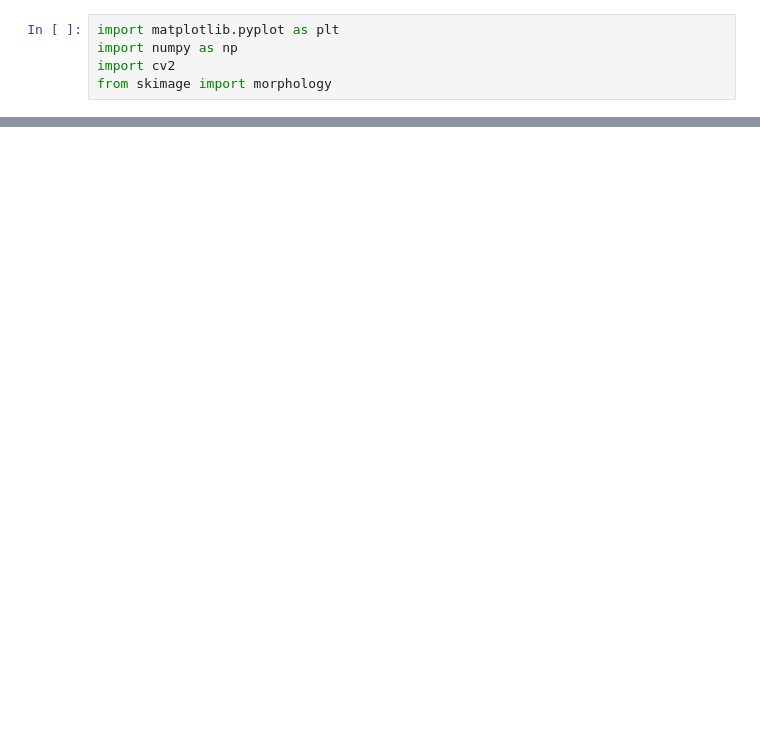
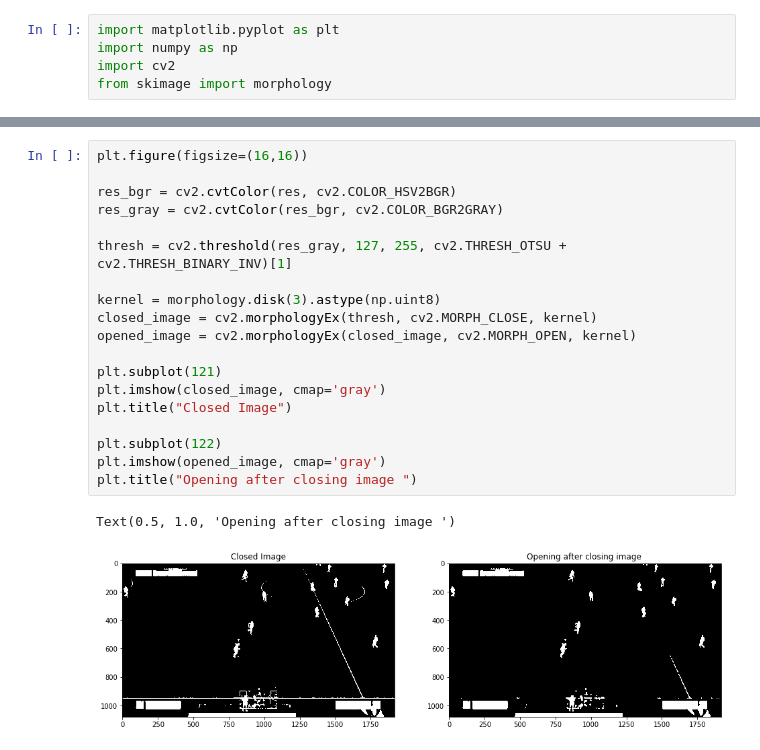
Before and after one commit to JVGC/Players-Segmentation-in-Soccer-Game-Images, a Jupyter notebook: notebooks/Players Detection.ipynb, the cells around one changed output, grey strips where cells are left out. Drawn from its saved outputs; the diff is of its cells as text; blank space fills up the shorter version.

```diff
--- a/notebooks/Players Detection.ipynb
+++ b/notebooks/Players Detection.ipynb
@@ -14,0 +51,22 @@ plt.imshow(cv2.cvtColor(img, cv2.COLOR_BGR2RGB))
+# %%
+plt.figure(figsize=(16,16))
+
+res_bgr = cv2.cvtColor(res, cv2.COLOR_HSV2BGR)
+res_gray = cv2.cvtColor(res_bgr, cv2.COLOR_BGR2GRAY)
+
+thresh = cv2.threshold(res_gray, 127, 255, cv2.THRESH_OTSU + cv2.THRESH_BINARY_INV)[1]
+
+kernel = morphology.disk(3).astype(np.uint8)
+closed_image = cv2.morphologyEx(thresh, cv2.MORPH_CLOSE, kernel)
+opened_image = cv2.morphologyEx(closed_image, cv2.MORPH_OPEN, kernel)
+
+plt.subplot(121)
+plt.imshow(closed_image, cmap='gray')
+plt.title("Closed Image")
+
+plt.subplot(122)
+plt.imshow(opened_image, cmap='gray')
+plt.title("Opening after closing image ")
+# %% [output]
+Text(0.5, 1.0, 'Opening after closing image ')
+[figure, added]
```
Also changed, not shown: parts of 17 cells of this notebook, 11 other files.
